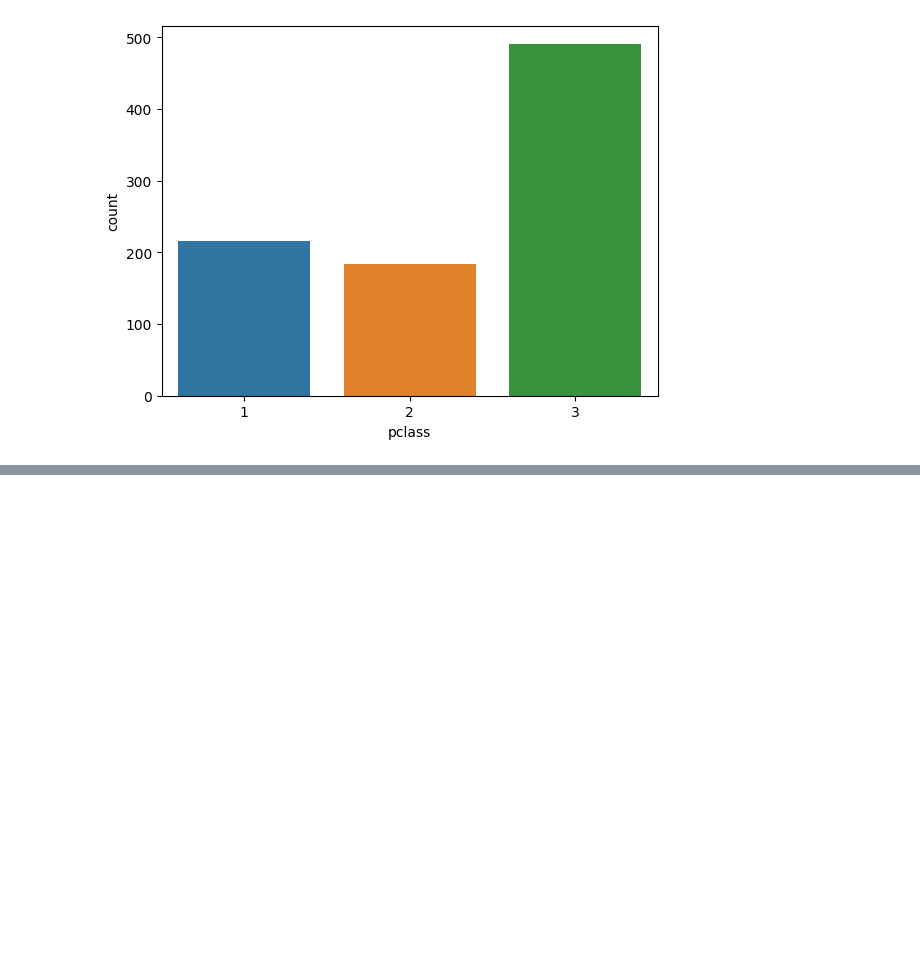
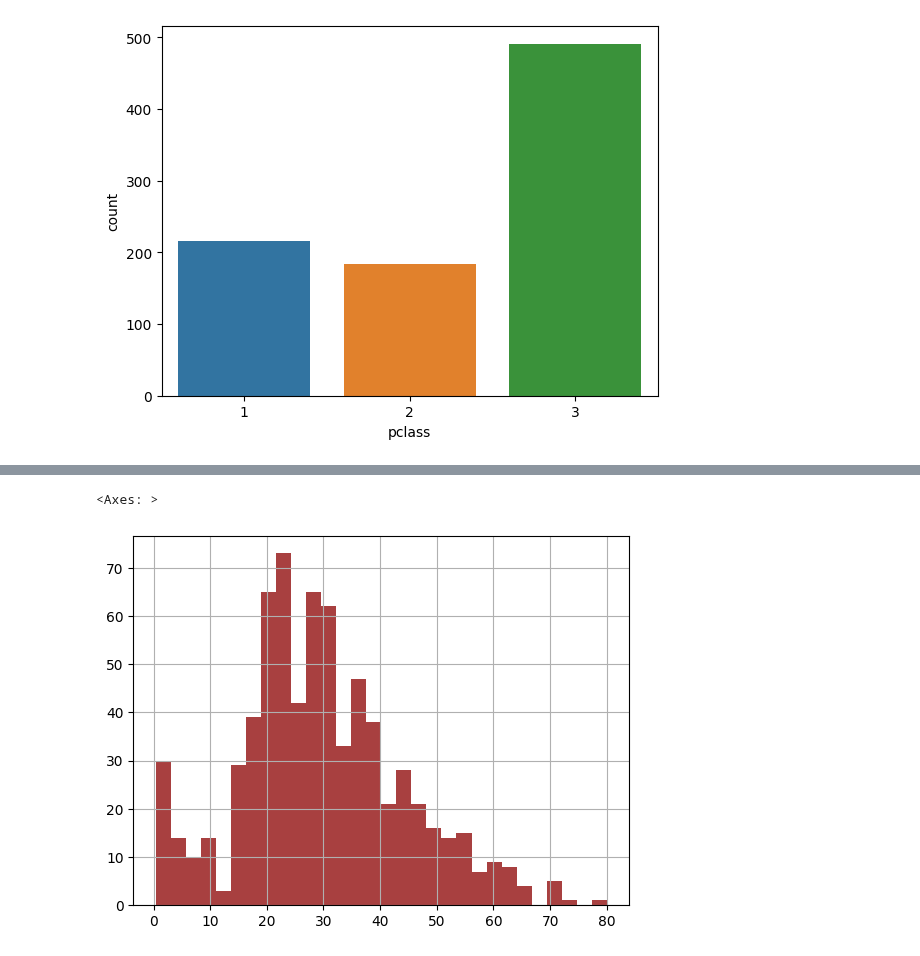
Before and after one commit to UzairHussain193/DataScience_with_Python, a Jupyter notebook: Chilla_2023/EDA_Day_12/eda.ipynb, the cells around one changed output, grey strips where cells are left out. Saved outputs shown, nothing was run; the diff lists cells and outputs as text; code cells hidden in the pictures; blank space fills up the shorter version.

```diff
--- a/Chilla_2023/EDA_Day_12/eda.ipynb
+++ b/Chilla_2023/EDA_Day_12/eda.ipynb
@@ -185,0 +192,6 @@ sns.countplot(x="pclass",data=df)
+# %%
+df["age"].hist(bins=30,color="darkred",alpha=0.75)
+# alpha is equal to opacity, dark or light or brightness
+# %% [output]
+<Axes: >
+[figure, added]
```
Also changed, not shown: parts of 7 cells of this notebook, 1 other file.
